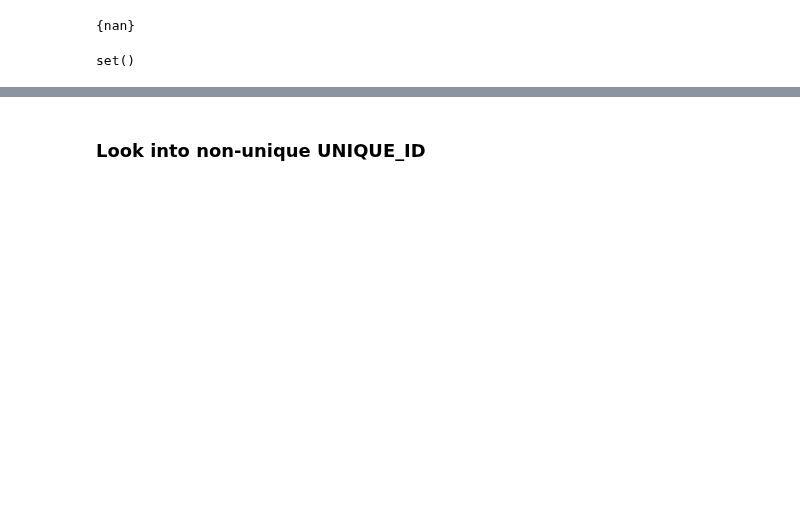
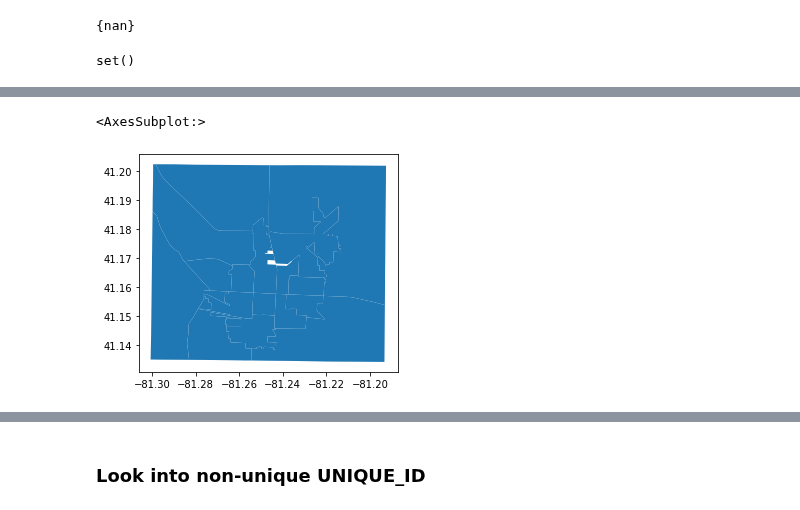
Before and after one commit to nonpartisan-redistricting-datahub/pber_collection, a Jupyter notebook: OH/2022/oh_boundaries_prec_matching.ipynb, the cells around one changed output, grey strips where cells are left out. Drawn from its saved outputs; the diff is of its cells as text; code cells hidden in the pictures; blank space fills up the shorter version.

```diff
--- a/OH/2022/oh_boundaries_prec_matching.ipynb
+++ b/OH/2022/oh_boundaries_prec_matching.ipynb
@@ -193,7 +155,8 @@ counties_reused22_set = set(er22["County"].str.lower())-prec_counties_new22_set
 er22_reused_counties_df = er22[er22["County"].str.lower().isin(counties_reused22_set)]
 
 #2020 Bound gdf subset counties where geospatial data can be reused
-bound20_reused_counties_gdf = bound20rdh[bound20rdh["COUNTYNM"].isin(counties_reused22_set)]
+bound20_reused_counties_gdf = bound20rdh[(bound20rdh["COUNTYNM"].isin(counties_reused22_set))|(bound20rdh["PRECINCT20"]=="ZZZ")]
+
 
 #Check if Precincts line up/what mismatches
 #print("\n","prec diff: bound comp er len: ", len(set(bound20_reused_counties_gdf["PRECINCT20"])-set(er22_reused_counties_df["PRECCODE"])))
@@ -535,4 +717,19 @@ check_precid_uniqueness(to_checkout)
 number of counties in list:  1
 check prec_id for:  PORTAGE
 AssertionError:
+# %%
+#Combine Tallmadge multipolygon with Brimfield precincts A and E
+tallmadge_multi = portage[portage["NAME"]=="Tallmadge"]
+tallmadge_multi=tallmadge_multi.explode(index_parts=True).reset_index()
+
+tallmadge_multi.loc[(tallmadge_multi["NAME"]=="Tallmadge")&(tallmadge_multi["level_1"]==0), "prec_id"] = "PRECINCT BRIMFIELD A"
+            #|(~portage["prec_id"].isna())&(portage["prec_id"].str.upper().str.contains("BRIMFIELD A"))]
+
+tallmadge_multi.loc[(tallmadge_multi["NAME"]=="Tallmadge")&(tallmadge_multi["level_1"]==1), "prec_id"] = "PRECINCT BRIMFIELD E"
+           # |(~portage["prec_id"].isna())&(portage["prec_id"].str.upper().str.contains("BRIMFIELD E"))]
+portage = portage[~(portage["NAME"]=="Tallmadge")]
+portage = gp.GeoDataFrame(pd.concat([portage, tallmadge_multi], ignore_index=True), crs=bound20_reused_counties_gdf.crs)
+
+#Assign ZZZ to match other 0-pop precs in the file
+portage.loc[portage["PRECINCT"]=="Arsenal", "prec_id"] = "ZZZ"
 # %% [markdown]
@@ -569,3 +776,7 @@ portage[portage["prec_id"].isna()]
 # %%
-portage[(~portage["prec_id"].isna())&(portage["prec_id"].str.upper().str.contains("SUGAR"))]
+#portage[portage["prec_id"].isna()]
+
+#portage[(~portage["prec_id"].isna())&(portage["prec_id"].str.upper().str.contains("SUGAR"))]
+
+portage[(~portage["prec_id"].isna())&(portage["prec_id"].str.upper().str.contains("RAVENNA"))].plot()
 # %% [output]
@@ -573,0 +783,2 @@ portage[(~portage["prec_id"].isna())&(portage["prec_id"].str.upper().str.contain
+<AxesSubplot:>
+[figure, added]
```
Also changed, not shown: parts of 71 cells of this notebook.
